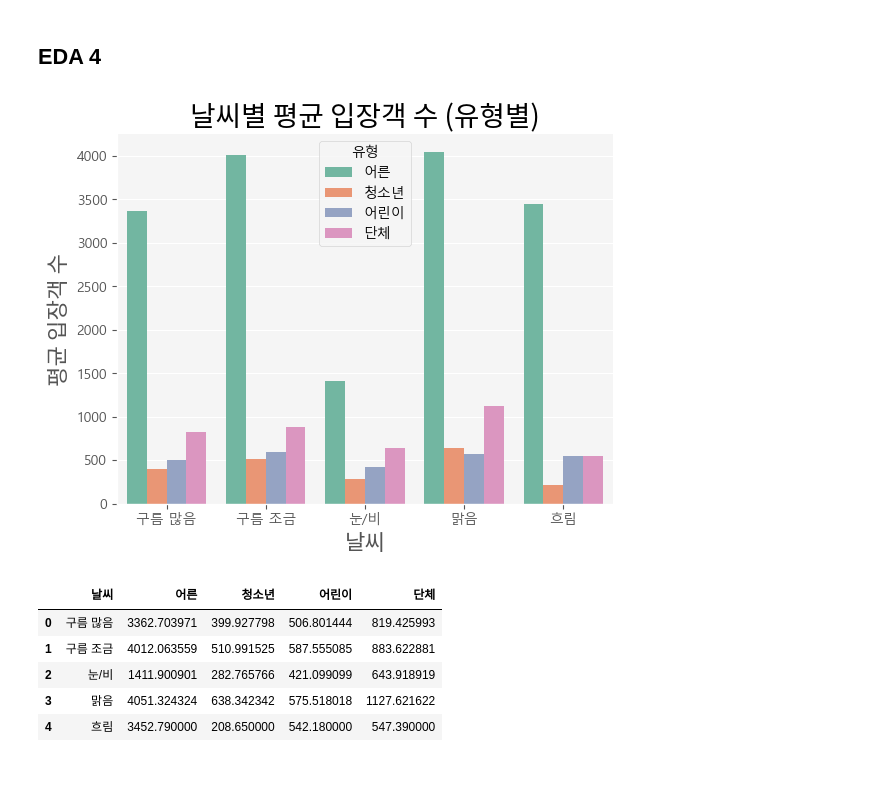
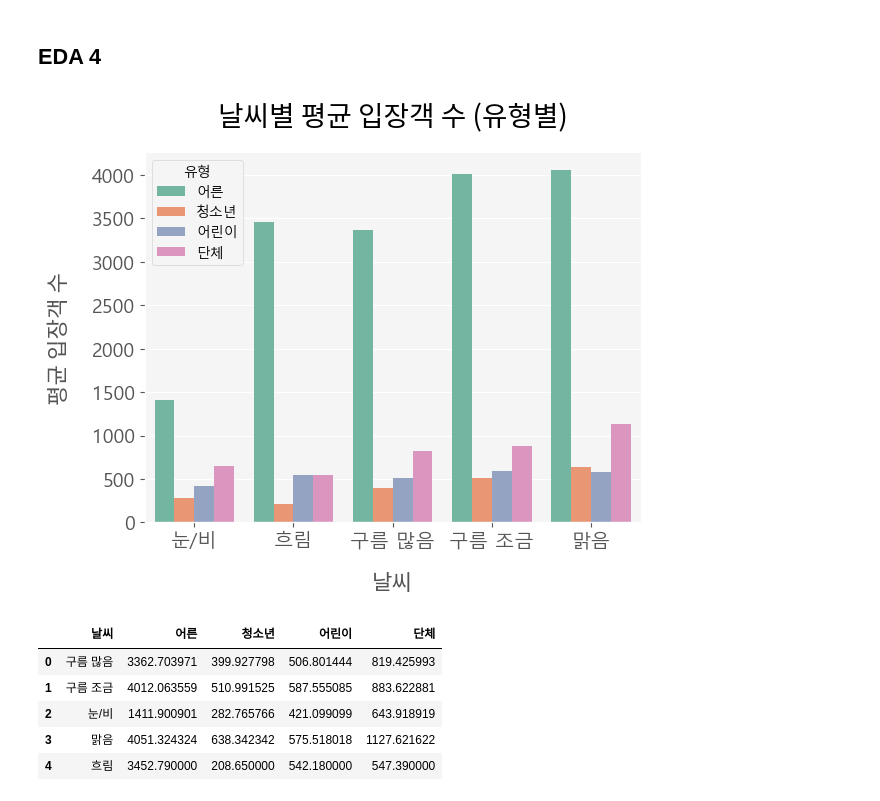
Before and after one commit to jpjun8/C3cube, a Jupyter notebook: DA_Nocode/seoul/seoul2.ipynb, the cells around one changed output. Cells and saved outputs as stored; diff of their text form; code cells hidden in the pictures; blank space fills up the shorter version.

```diff
--- a/DA_Nocode/seoul/seoul2.ipynb
+++ b/DA_Nocode/seoul/seoul2.ipynb
@@ -4,6 +4,10 @@ import pandas as pd
 import numpy as np
 import matplotlib.pyplot as plt
 %matplotlib inline
+
+import matplotlib
+matplotlib.rcParams['axes.labelpad'] = 15
+matplotlib.rcParams['axes.titlepad'] = 20
 
 import seaborn as sns
 from sklearn import linear_model
@@ -146,20 +148,27 @@ df_holi
 # %% [markdown]
 ## EDA 4
 # %%
-df_weather = df.groupby('날씨')[['어른', '청소년', '어린이', '단체']].mean().reset_index()
+df_weather = df.groupby('날씨')[['어른', '청소년', '어린이', '단체']].mean().reset_index().reindex([2, 4, 0, 1, 3])
+# df_weather
+
 tidy = df_weather.melt(id_vars='날씨').rename(columns=str.title)
+
+# tidy = tidy.reindex([2, 4, 0, 1, 3])
+# tidy
 
 fig, ax = plt.subplots()
 
 ax = sns.barplot(x='날씨', y='Value', hue='Variable', data=tidy, palette=barcolors)
 ax.set_title("날씨별 평균 입장객 수 (유형별)", font=path_noto, fontsize=20)
 ax.set_xlabel("날씨", font=path_noto, fontsize=16)
 ax.set_ylabel("평균 입장객 수", font=path_noto, fontsize=16)
 
 plt.legend(title="유형")
+plt.xticks(fontsize=14)
+plt.yticks(fontsize=14)
 sns.despine(fig)
 # %% [output]
-[figure, old version]
+[figure, new version]
 # %%
 df_weather_sum = df.groupby('날씨')[['어른', '청소년', '어린이', '단체']].sum().reset_index()
 df_weather_mean = df.groupby('날씨')[['어른', '청소년', '어린이', '단체']].mean().reset_index()
```
Also changed, not shown: parts of 5 cells of this notebook, 17 other files.
